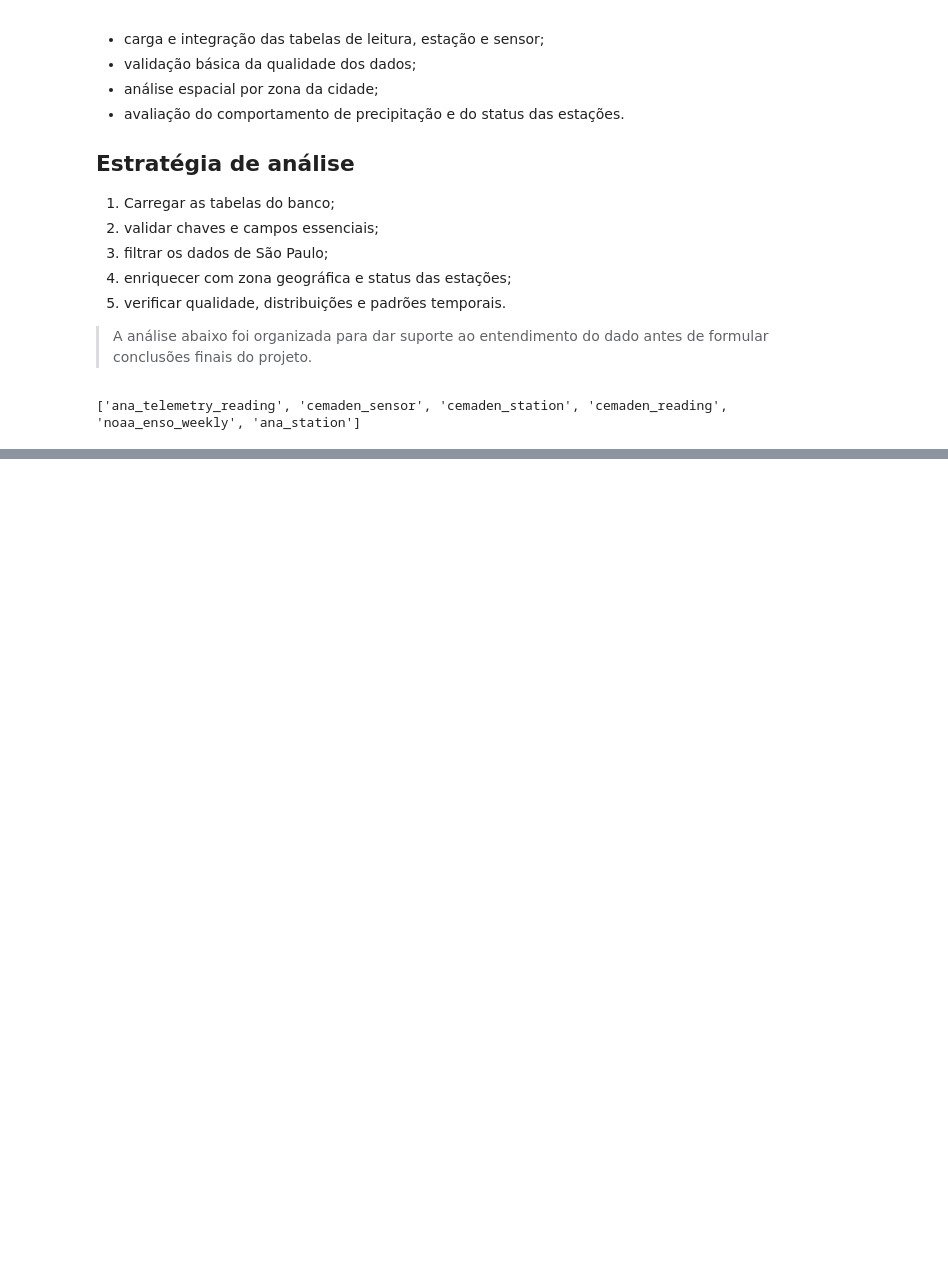
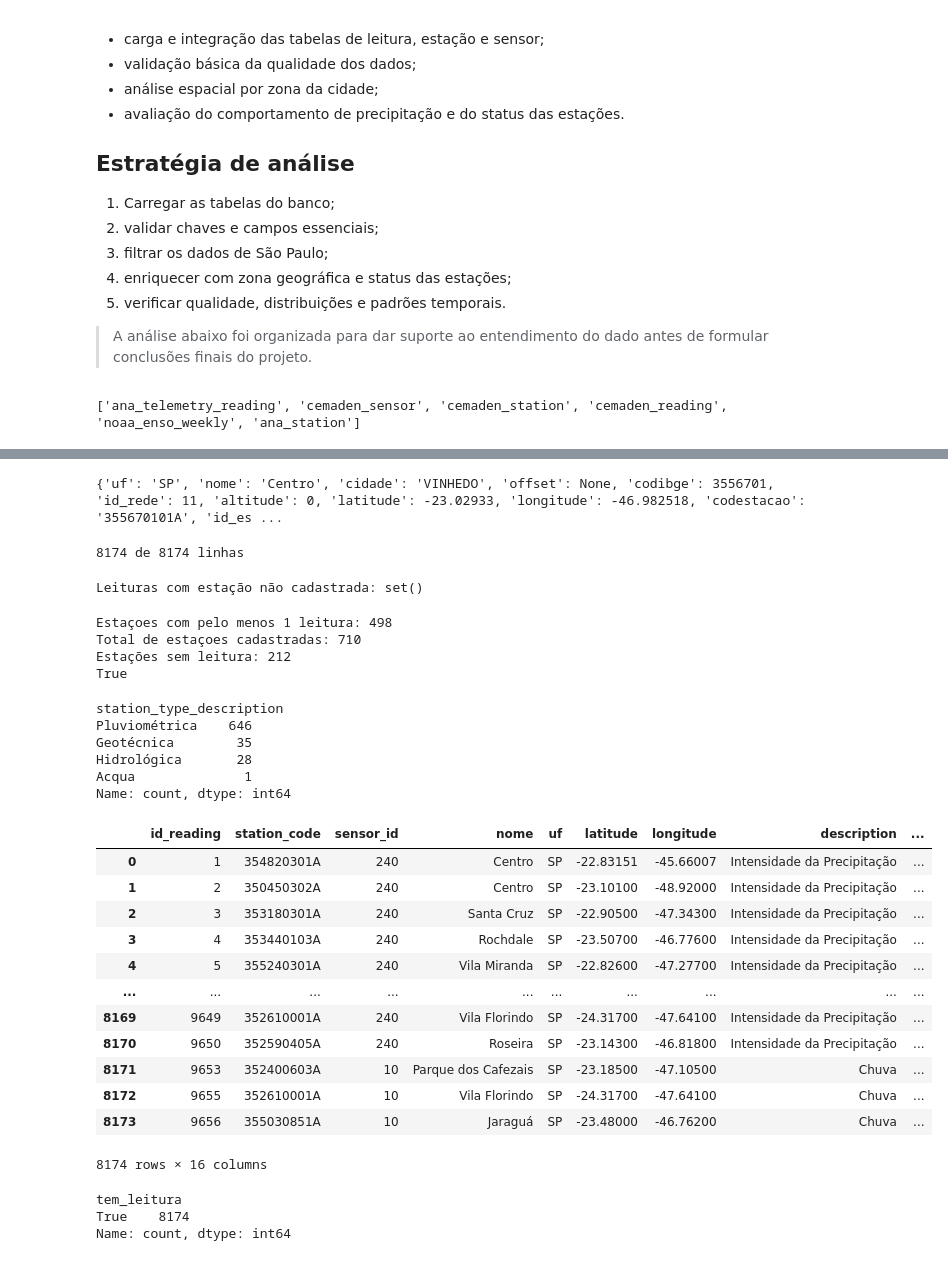
Before and after one commit to anselmojsantos/analiseP4Nooa, a Jupyter notebook: Notebookes/cemaden.ipynb, the cells around one changed output, grey strips where cells are left out. Drawn from its saved outputs; the diff is of its cells as text; code cells hidden in the pictures; blank space fills up the shorter version.

```diff
--- a/Notebookes/cemaden.ipynb
+++ b/Notebookes/cemaden.ipynb
@@ -534,0 +170,75 @@ if not chuva.empty:
+# %%
+print(df_station['raw_payload'].iloc[0])
+# %% [output]
+{'uf': 'SP', 'nome': 'Centro', 'cidade': 'VINHEDO', 'offset': None, 'codibge': 3556701, 'id_rede': 11, 'altitude': 0, 'latitude': -23.02933, 'longitude': -46.982518, 'codestacao': '355670101A', 'id_es ...
+# %%
+existentes = df_reading['station_code'].isin(df_station['station_code'])
+print(f"{existentes.sum()} de {len(df_reading)} linhas")
+# %% [output]
+8174 de 8174 linhas
+# %%
+nao_cadastradas = set(df_reading['station_code']) - set(df_station['station_code'])
+print("Leituras com estação não cadastrada:", nao_cadastradas)
+# %% [output]
+Leituras com estação não cadastrada: set()
+# %%
+print("Estaçoes com pelo menos 1 leitura:", df_reading['station_code'].nunique())
+print("Total de estaçoes cadastradas:", df_station['station_code'].nunique())
+print("Estações sem leitura:", df_station['station_code'].nunique() - df_reading['station_code'].nunique())
+print(set(df_reading['station_code']) <= set(df_station['station_code']))
+# %% [output]
+Estaçoes com pelo menos 1 leitura: 498
+Total de estaçoes cadastradas: 710
+Estações sem leitura: 212
+True
+# %%
+df_station['station_type_description'].value_counts()
+#df_station.isna().sum()
+#print(df_station['raw_payload'].iloc[0])
+# %% [output]
+station_type_description
+Pluviométrica    646
+Geotécnica        35
+Hidrológica       28
+Acqua              1
+Name: count, dtype: int64
+# %%
+df_cemaden = df_cemaden.merge(
+    df_station[['station_code', 'station_type_description']],
+    on='station_code',
+    how='left',
+    validate='many_to_one',
+    suffixes=('_reading', '_station')
+)
+
+colunas = df_cemaden.columns.tolist()
+colunas.remove('station_type_description')
+colunas.insert(colunas.index('description') + 1, 'station_type_description')
+df_cemaden = df_cemaden[colunas]
+df_cemaden.to_csv(os.path.join(RAIZ, "docs/cemaden.csv"), index=False)
+
+df_cemaden.to_csv(os.path.join(RAIZ, "docs/cemaden.csv"), index=False)
+
+df_cemaden
+# %% [output]
+|  | id_reading | station_code | sensor_id | nome | uf | latitude | longitude | description | ... |
+| 0 | 1 | 354820301A | 240 | Centro | SP | -22.83151 | -45.66007 | Intensidade da Precipitação | ... |
+| 1 | 2 | 350450302A | 240 | Centro | SP | -23.10100 | -48.92000 | Intensidade da Precipitação | ... |
+| 2 | 3 | 353180301A | 240 | Santa Cruz | SP | -22.90500 | -47.34300 | Intensidade da Precipitação | ... |
+| 3 | 4 | 353440103A | 240 | Rochdale | SP | -23.50700 | -46.77600 | Intensidade da Precipitação | ... |
+| 4 | 5 | 355240301A | 240 | Vila Miranda | SP | -22.82600 | -47.27700 | Intensidade da Precipitação | ... |
+| ... | ... | ... | ... | ... | ... | ... | ... | ... | ... |
+| 8169 | 9649 | 352610001A | 240 | Vila Florindo | SP | -24.31700 | -47.64100 | Intensidade da Precipitação | ... |
+| 8170 | 9650 | 352590405A | 240 | Roseira | SP | -23.14300 | -46.81800 | Intensidade da Precipitação | ... |
+| 8171 | 9653 | 352400603A | 10 | Parque dos Cafezais | SP | -23.18500 | -47.10500 | Chuva | ... |
+| 8172 | 9655 | 352610001A | 10 | Vila Florindo | SP | -24.31700 | -47.64100 | Chuva | ... |
+| 8173 | 9656 | 355030851A | 10 | Jaraguá | SP | -23.48000 | -46.76200 | Chuva | ... |
+8174 rows × 16 columns
+# %%
+stations_com_leitura = set(df_cemaden["station_code"])
+df_cemaden["tem_leitura"] = df_cemaden["station_code"].isin(stations_com_leitura)
+print(df_cemaden["tem_leitura"].value_counts())
+# %% [output]
+tem_leitura
+True    8174
+Name: count, dtype: int64
```
Also changed, not shown: parts of 30 cells of this notebook, 11 other files.
